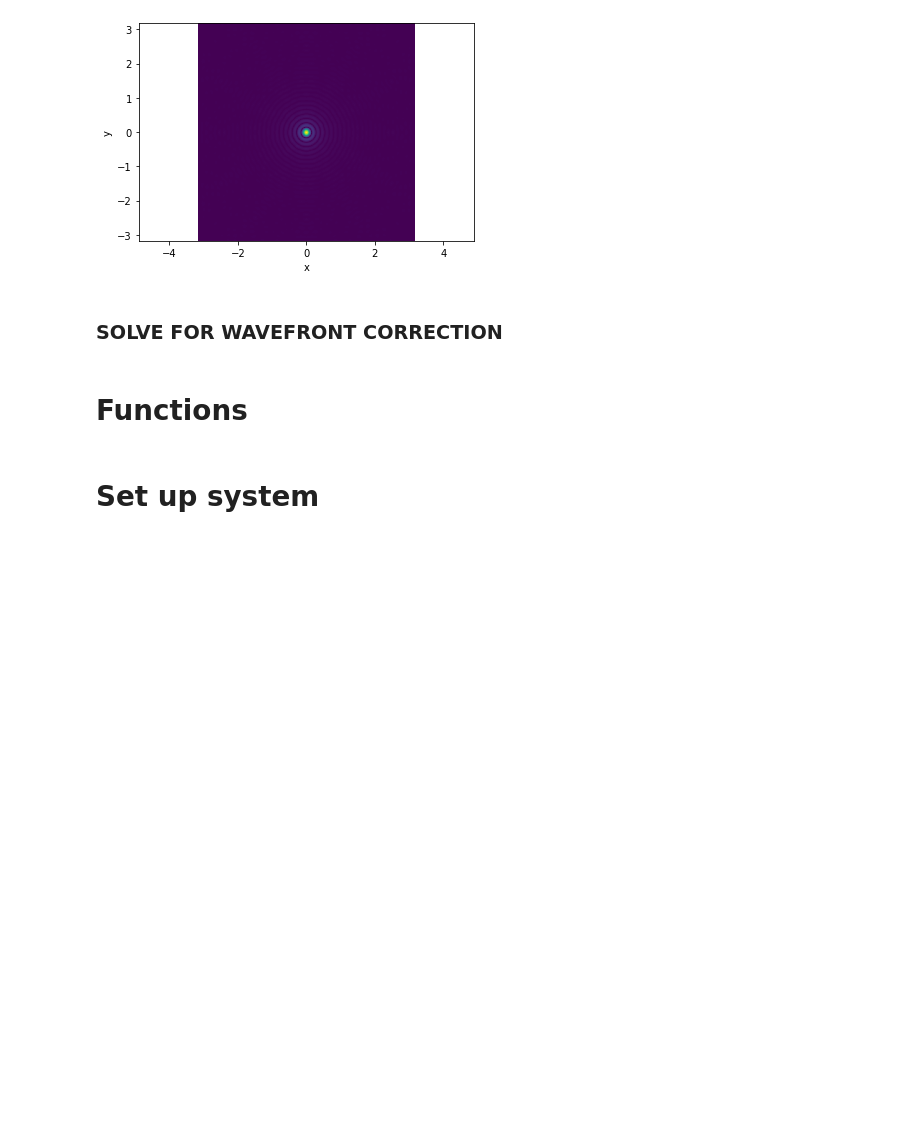
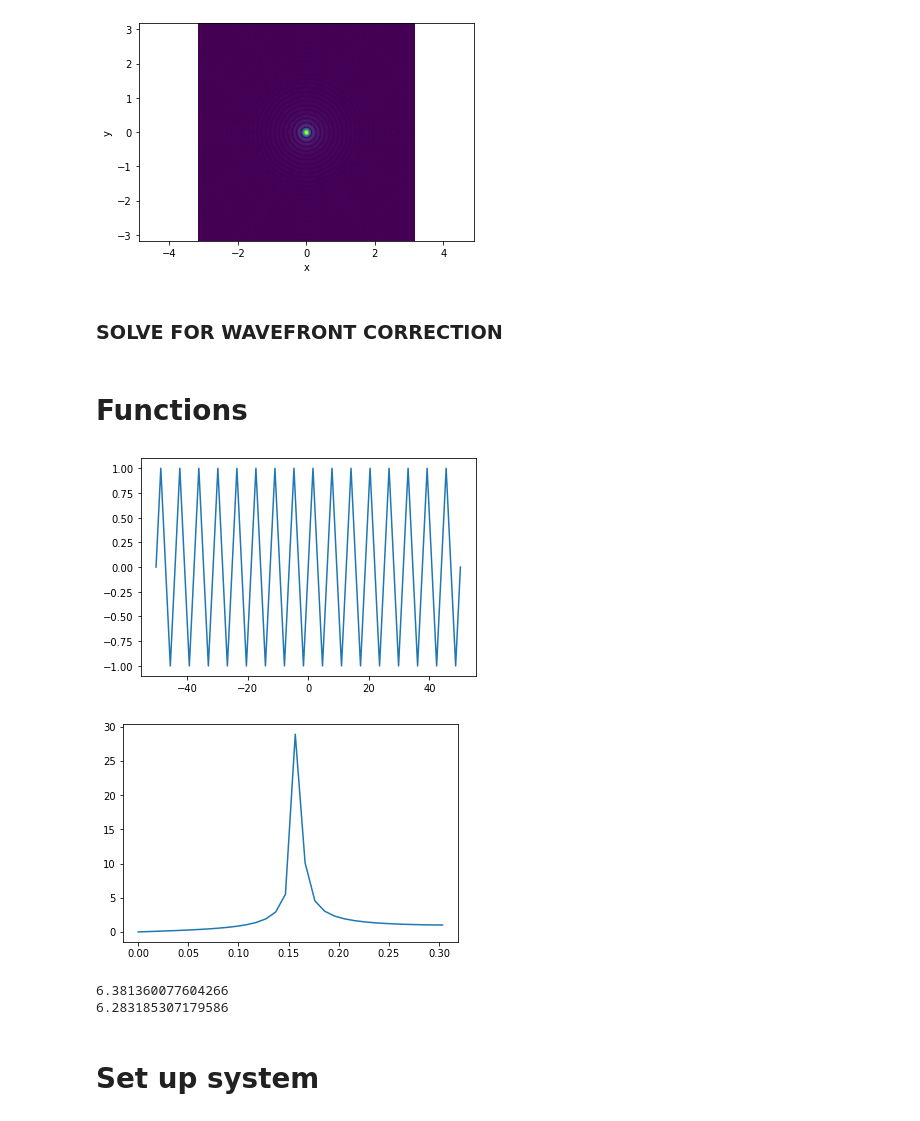
Before and after one commit to apaiasno/GSpec, a Jupyter notebook: EFC/ElectricFieldConjugation_concept.ipynb, the cells around one changed output. Cells and saved outputs as stored; diff of their text form; code cells hidden in the pictures; blank space fills up the shorter version.

```diff
--- a/EFC/ElectricFieldConjugation_concept.ipynb
+++ b/EFC/ElectricFieldConjugation_concept.ipynb
@@ -204,6 +204,35 @@ plt.show()
 ### SOLVE FOR WAVEFRONT CORRECTION
 # %% [markdown]
 # Functions
+# %%
+sep = 0.5*np.pi
+val_max = 16*np.pi
+pixels = np.arange(-val_max/sep, (val_max/sep)+1)
+x = np.arange(-val_max, val_max+sep, sep)
+y = np.sin(x)
+
+plt.figure()
+plt.plot(x, y)
+plt.show()
+
+y_fft = np.fft.fft(y)
+y_fft = y_fft[range(int(len(y)/2))]
+values = np.arange(int(len(y)/2))
+period  = len(y) * sep
+frequencies = values/period
+
+plt.figure()
+plt.plot(frequencies, abs(y_fft))
+plt.show()
+
+ind = np.argmax(y_fft)
+print(1/frequencies[ind])
+print(2*np.pi)
+# %% [output]
+[figure, added]
+[figure, added]
+6.381360077604266
+6.283185307179586
 # %%
 # Define amplitude/phase contributions from aberrations and DM
 A_aber = lambda alpha, beta: np.exp(alpha + 1j*beta) # Aberrations
```
Also changed, not shown: parts of 6 cells of this notebook.
